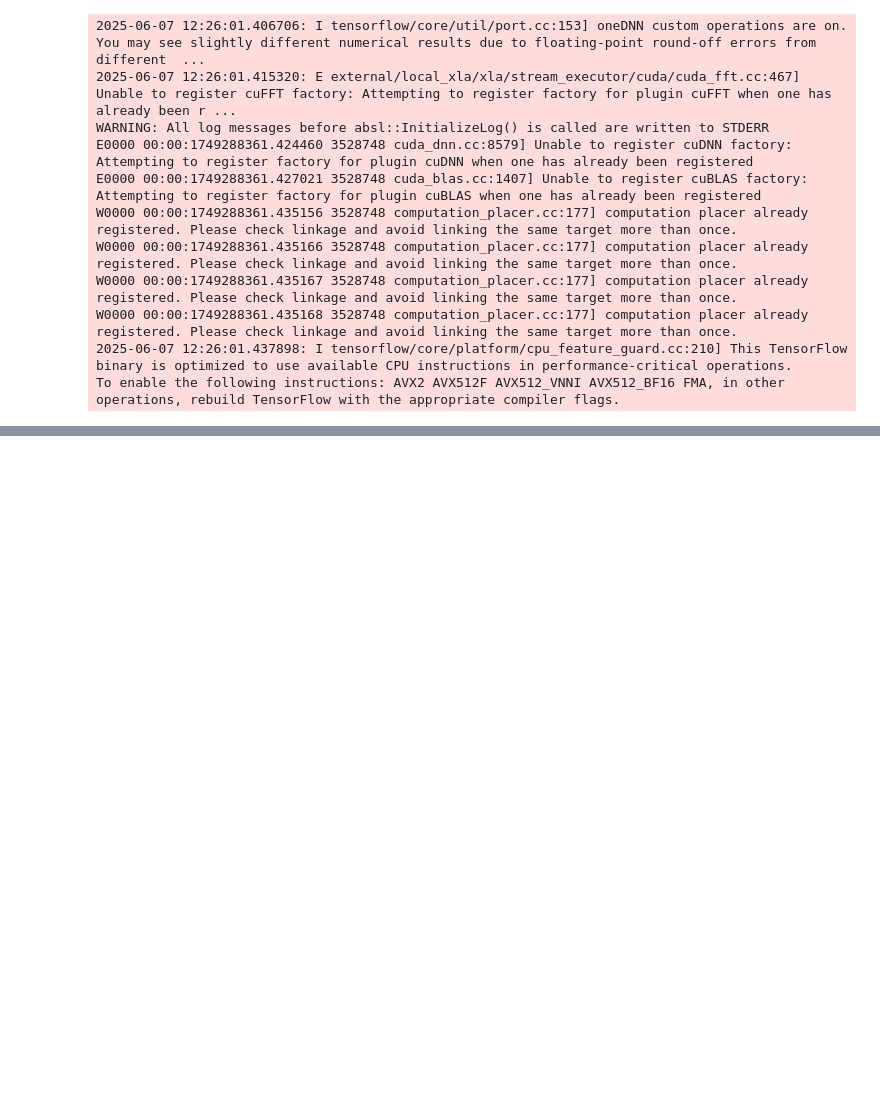
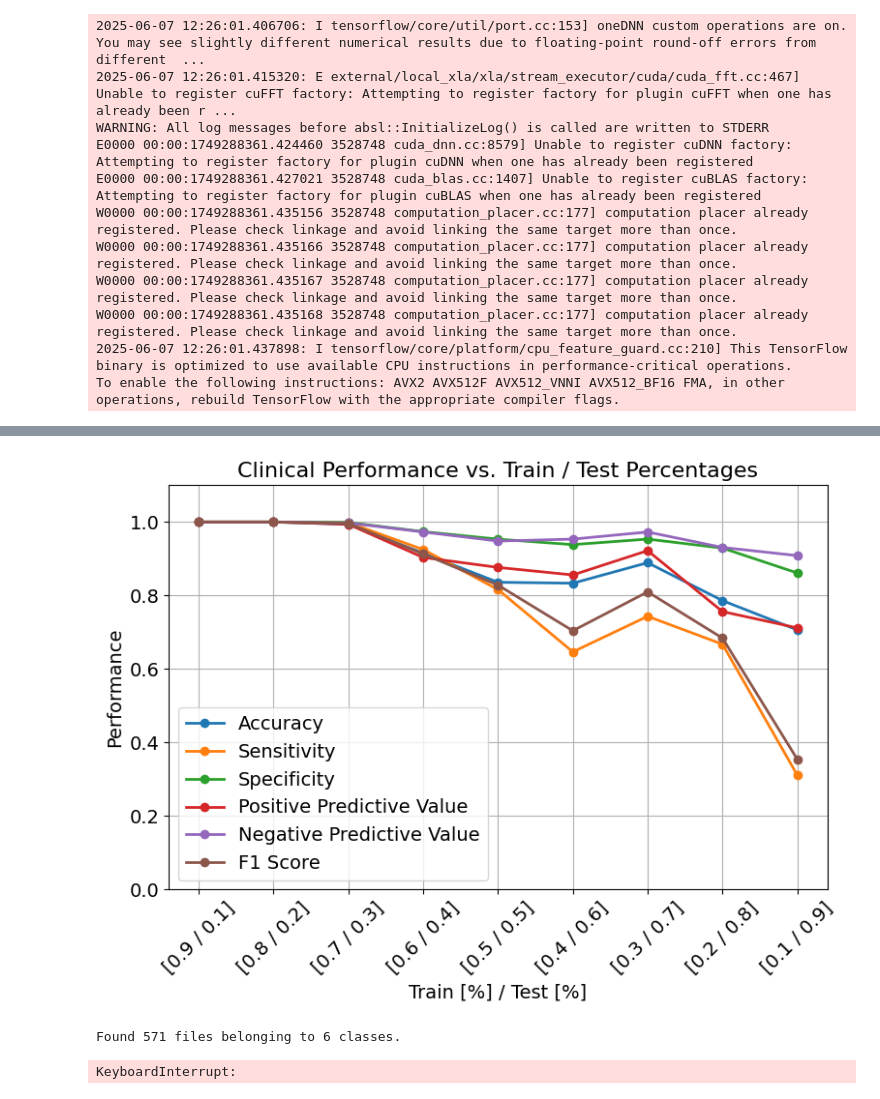
Before and after one commit to rolandbolboaca/CNN_Fungi_classification, a Jupyter notebook: run_micro.ipynb, the cells around one changed output, grey strips where cells are left out. Cells and saved outputs as stored; diff of their text form; code cells hidden in the pictures; blank space fills up the shorter version.

```diff
--- a/run_micro.ipynb
+++ b/run_micro.ipynb
@@ -480,55 +529,60 @@ npvs = [result['Negative Predictive Value (NPV)'] for result in exp_results.valu
 f1s = [result['F1 Score'] for result in exp_results.values()]
 
 # set all parameters for plot, including text sizes for everything
 
 plt.rcParams.update({
     'font.size': 14,
     'axes.titlesize': 16,
     'axes.labelsize': 14,
     'xtick.labelsize': 14,
     'ytick.labelsize': 14,
     'legend.fontsize': 14,
     'figure.titlesize': 14
 })
 
 plt.figure(figsize=(8, 6))
 #plt.bar(x_labels, accuracies)
 plt.plot(x_labels, accuracies, marker='o', linewidth=2)
 plt.plot(x_labels, tprs, marker='o', linewidth=2)
 plt.plot(x_labels, tnrs, marker='o', linewidth=2)
 plt.plot(x_labels, ppvs, marker='o', linewidth=2)
 plt.plot(x_labels, npvs, marker='o', linewidth=2)
 plt.plot(x_labels, f1s, marker='o', linewidth=2)
 
 plt.xlabel('Train [%] / Test [%]')
-plt.ylabel('Perfromance')
-plt.title('Clinical Perfromance vs. Train / Test Percentages')
+plt.ylabel('Performance')
+plt.title('Clinical Performance vs. Train / Test Percentages')
 plt.ylim(0, 1.1)
 plt.xticks(rotation=45)
-plt.legend(['Accuracy, Sensitivity, Specificity, Positive Predictive Value, Negative Predictive Value, F1 Score'])
+plt.legend(['Accuracy', 'Sensitivity', 'Specificity', 'Positive Predictive Value', 'Negative Predictive Value', 'F1 Score'])
 plt.grid(True)
 plt.tight_layout()
 
 plt.savefig("figs/accuracy_percent_plot.pdf", format='pdf', bbox_inches='tight')
+# %% [output]
+[figure, added]
 # %%
 # Performance over 100 repetitions of the trials
 
 params['tuner'] = False
 params['test_split'] = 0.2
 
-exp_results = {}
-exp_class_results = {}
+exp_results_trials = {}
+exp_class_results_trials = {}
 
 for i in range(100):
     dataset, train_ds, test_ds, validation_ds, class_names, class_counts = get_dataset()
     model = build_CNN_model(train_ds, validation_ds, class_names)
     model, history = train_model(model, train_ds, validation_ds)
     results, per_class_results = evaluate_model(model, test_ds, verbose=params['verbose'])
-    exp_results[i] = results
-    exp_class_results[i] = per_class_results
+    exp_results_trials[i] = results
+    exp_class_results_trials[i] = per_class_results
 
     gc.collect()
     tf.keras.backend.clear_session()
+# %% [output]
+Found 571 files belonging to 6 classes.
+KeyboardInterrupt:
 # %%
 # Performance over 100 repetitions of the trials results
 
```
Also changed, not shown: parts of 3 cells of this notebook, 1 other file.
